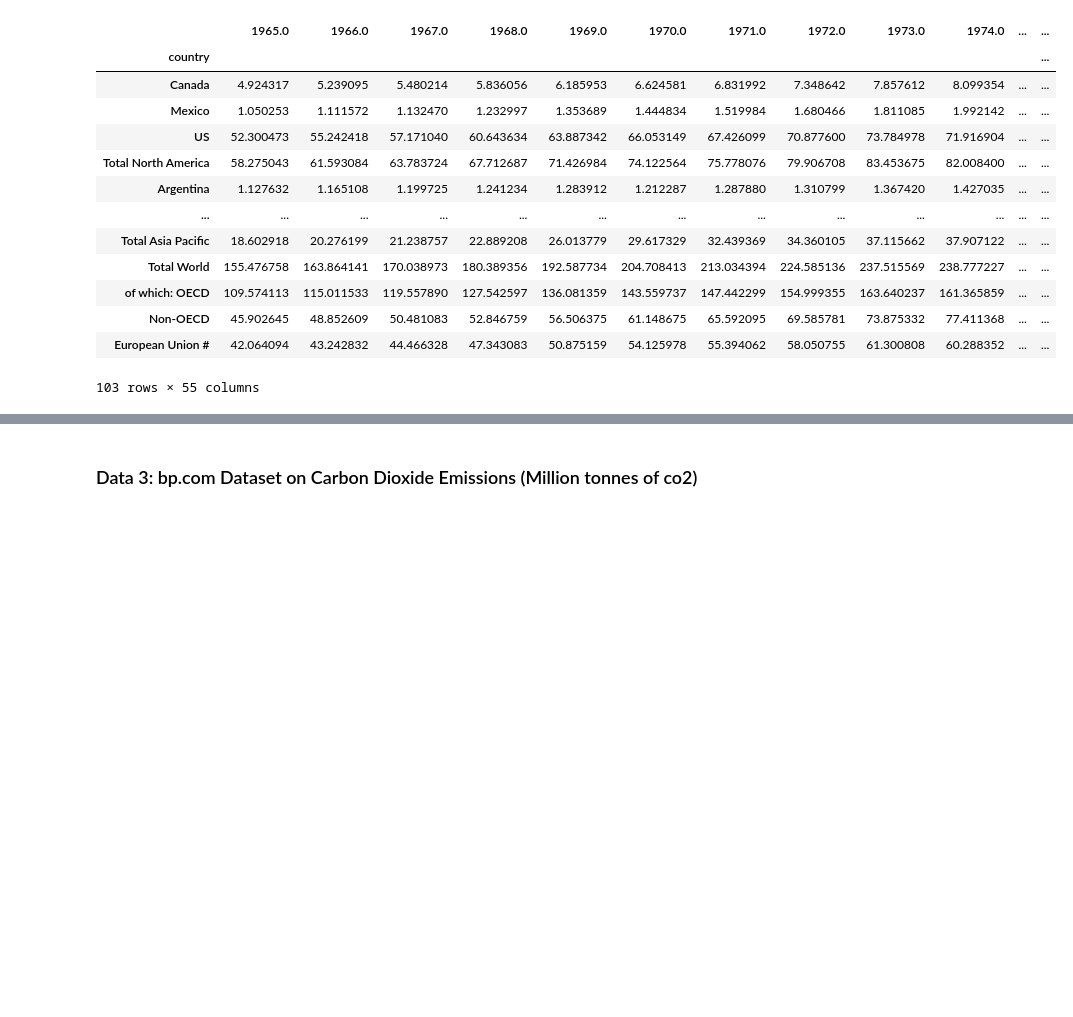
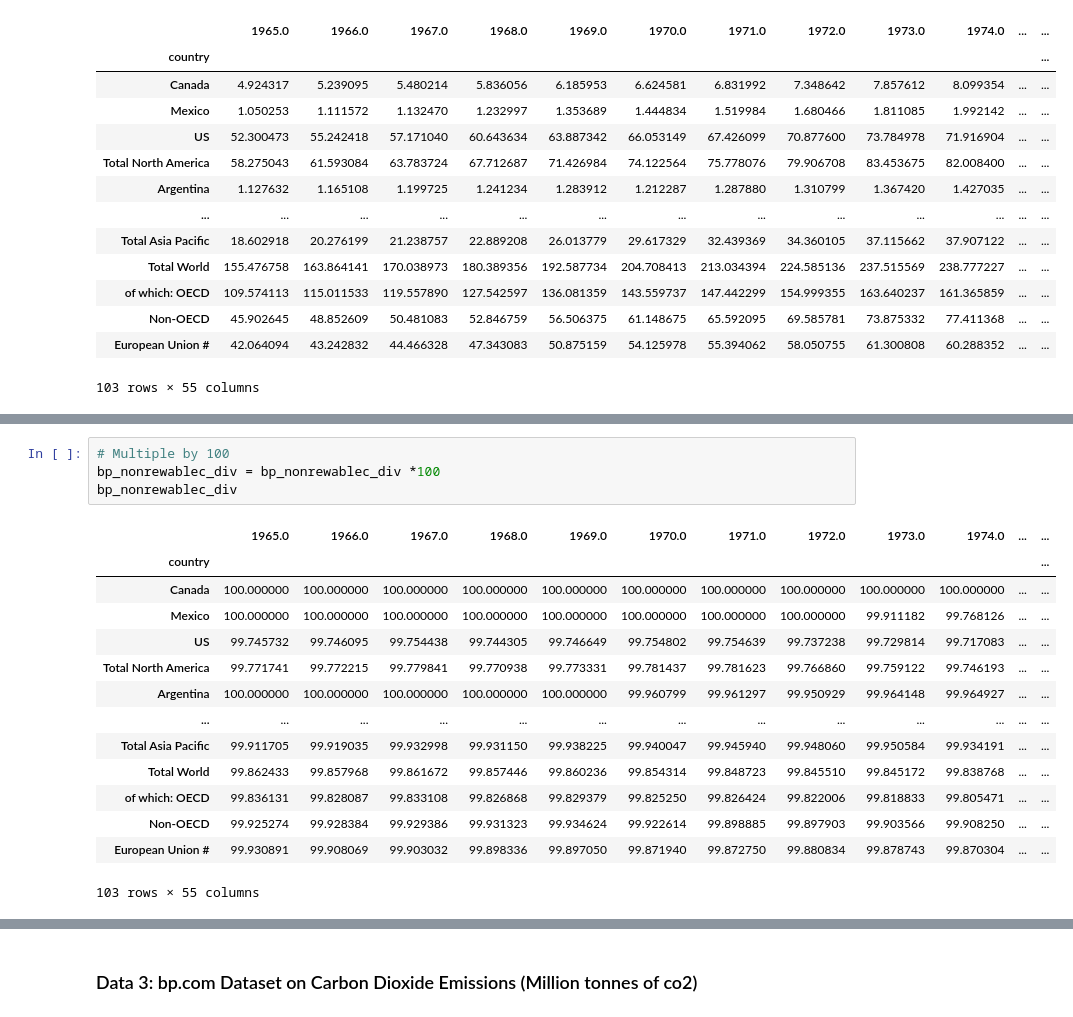
Before and after one commit to yuyhong23/One-Hot_Future, a Jupyter notebook: data_cleaning.ipynb, the cells around one changed output, grey strips where cells are left out. Cells and saved outputs as stored; diff of their text form; blank space fills up the shorter version.

```diff
--- a/data_cleaning.ipynb
+++ b/data_cleaning.ipynb
@@ -564,0 +614,19 @@ bp_nonrewablec
+# %%
+# Multiple by 100
+bp_nonrewablec_div = bp_nonrewablec_div *100
+bp_nonrewablec_div
+# %% [output]
+|  | 1965.0 | 1966.0 | 1967.0 | 1968.0 | 1969.0 | 1970.0 | 1971.0 | 1972.0 | 1973.0 | 1974.0 | ... | ... |
+| country |  |  |  |  |  |  |  |  |  |  |  | ... |
+| Canada | 100.000000 | 100.000000 | 100.000000 | 100.000000 | 100.000000 | 100.000000 | 100.000000 | 100.000000 | 100.000000 | 100.000000 | ... | ... |
+| Mexico | 100.000000 | 100.000000 | 100.000000 | 100.000000 | 100.000000 | 100.000000 | 100.000000 | 100.000000 | 99.911182 | 99.768126 | ... | ... |
+| US | 99.745732 | 99.746095 | 99.754438 | 99.744305 | 99.746649 | 99.754802 | 99.754639 | 99.737238 | 99.729814 | 99.717083 | ... | ... |
+| Total North America | 99.771741 | 99.772215 | 99.779841 | 99.770938 | 99.773331 | 99.781437 | 99.781623 | 99.766860 | 99.759122 | 99.746193 | ... | ... |
+| Argentina | 100.000000 | 100.000000 | 100.000000 | 100.000000 | 100.000000 | 99.960799 | 99.961297 | 99.950929 | 99.964148 | 99.964927 | ... | ... |
+| ... | ... | ... | ... | ... | ... | ... | ... | ... | ... | ... | ... | ... |
+| Total Asia Pacific | 99.911705 | 99.919035 | 99.932998 | 99.931150 | 99.938225 | 99.940047 | 99.945940 | 99.948060 | 99.950584 | 99.934191 | ... | ... |
+| Total World | 99.862433 | 99.857968 | 99.861672 | 99.857446 | 99.860236 | 99.854314 | 99.848723 | 99.845510 | 99.845172 | 99.838768 | ... | ... |
+| of which: OECD | 99.836131 | 99.828087 | 99.833108 | 99.826868 | 99.829379 | 99.825250 | 99.826424 | 99.822006 | 99.818833 | 99.805471 | ... | ... |
+| Non-OECD | 99.925274 | 99.928384 | 99.929386 | 99.931323 | 99.934624 | 99.922614 | 99.898885 | 99.897903 | 99.903566 | 99.908250 | ... | ... |
+| European Union # | 99.930891 | 99.908069 | 99.903032 | 99.898336 | 99.897050 | 99.871940 | 99.872750 | 99.880834 | 99.878743 | 99.870304 | ... | ... |
+103 rows × 55 columns
```
Also changed, not shown: parts of 12 cells of this notebook, 1 other file.
